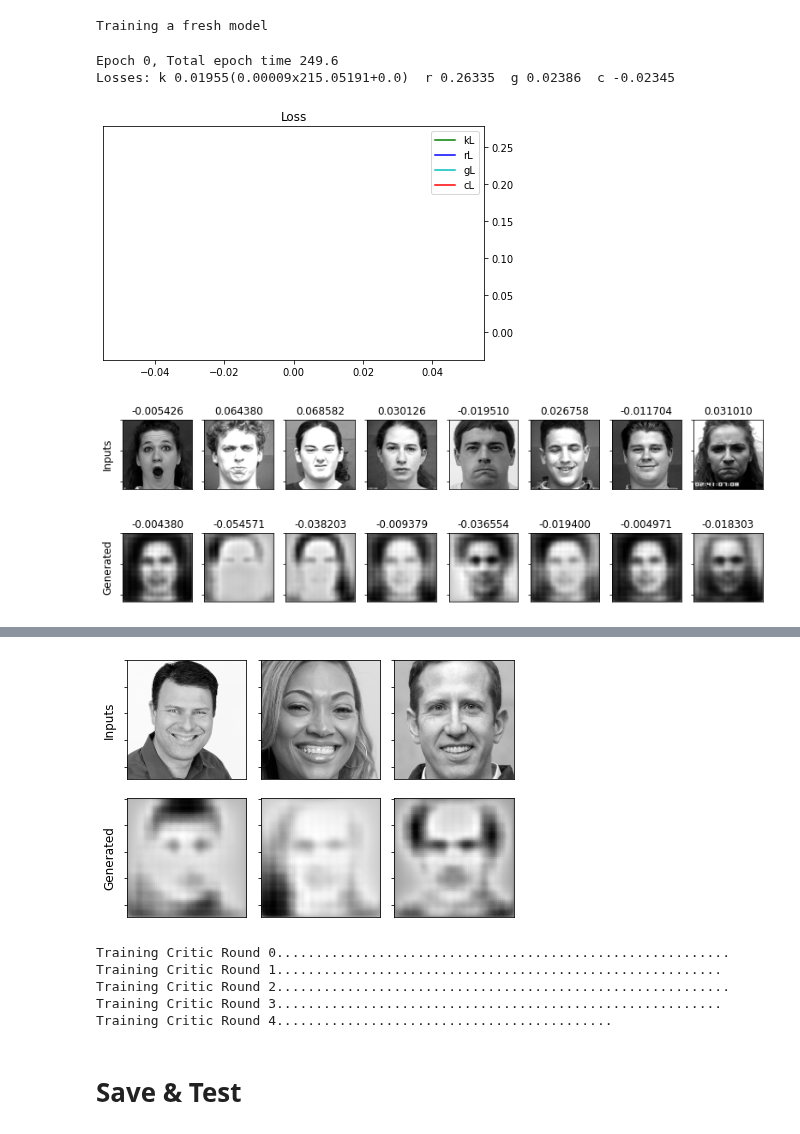
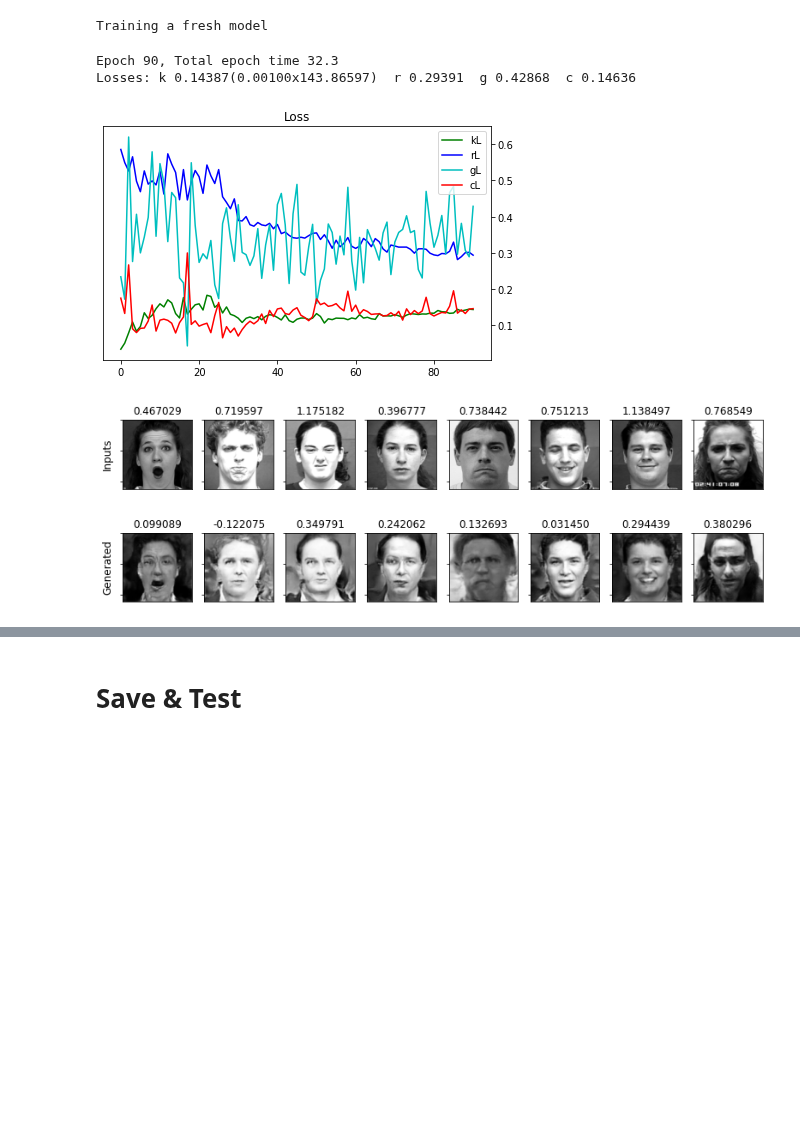
Before and after one commit to willtc111/StoicNet, a Jupyter notebook: Trainer.ipynb, the cells around one changed output, grey strips where cells are left out. Drawn from its saved outputs; the diff is of its cells as text; code cells hidden in the pictures; blank space fills up the shorter version.

```diff
--- a/Trainer.ipynb
+++ b/Trainer.ipynb
@@ -189,19 +188,19 @@ class Encoder(tf.keras.Model):
         self.encode = tf.keras.models.Sequential(layers=[
             tf.keras.layers.InputLayer(input_shape=(IMG_HEIGHT, IMG_WIDTH, 1)),
 
-            tf.keras.layers.Conv2D(filters=32, kernel_size=3, strides=(2,2), kernel_initializer=init),
+            tf.keras.layers.Conv2D(filters=32, kernel_size=3, strides=(2,2), use_bias=False, kernel_initializer=init),
             tf.keras.layers.BatchNormalization(),
             tf.keras.layers.ReLU(),
 
-            tf.keras.layers.Conv2D(filters=64, kernel_size=3, strides=(2,2), kernel_initializer=init),
+            tf.keras.layers.Conv2D(filters=64, kernel_size=3, strides=(2,2), use_bias=False, kernel_initializer=init),
             tf.keras.layers.BatchNormalization(),
             tf.keras.layers.ReLU(),
 
-            tf.keras.layers.Conv2D(filters=128, kernel_size=3, strides=(2,2), kernel_initializer=init),
+            tf.keras.layers.Conv2D(filters=128, kernel_size=3, strides=(2,2), use_bias=False, kernel_initializer=init),
             tf.keras.layers.BatchNormalization(),
             tf.keras.layers.ReLU(),
 
-            tf.keras.layers.Conv2D(filters=256, kernel_size=3, strides=(2,2), kernel_initializer=init),
+            tf.keras.layers.Conv2D(filters=256, kernel_size=3, strides=(2,2), use_bias=False, kernel_initializer=init),
             tf.keras.layers.BatchNormalization(),
             tf.keras.layers.ReLU(),
 
@@ -526,7 +509,7 @@ def display_feature_changes():
 # %%
 epochs = 150
 num_examples_to_generate = 16
-extra_critic_training_rounds = 5
+extra_critic_training_rounds = 0
 
 random_vector_for_generation = tf.random.normal(shape=[num_examples_to_generate, latent_dim])
 random_images_for_generation = [image_features['imageExpressive'] for image_features in parsed_CK_test.take(1)][0][0:num_examples_to_generate]
@@ -557,8 +540,14 @@ Wkl_ramp_start = -1   # Ramps up
 Wkl_ramp_end = 10
 
 # Wrl weighs reconstruction loss
-Wrl = tf.convert_to_tensor(3.0, dtype=tf.float32)
-max_Wrl = 3.0
+Wrl = tf.convert_to_tensor(5.0, dtype=tf.float32)
+max_Wrl = 5.0
+Wrl_ramp_start = 1   # Ramps up
+Wrl_ramp_end = 15
+
+# Wgl weighs gan loss for generator
+Wgl = tf.convert_to_tensor(1.0, dtype=tf.float32)
+max_Wrl = 1.0
 Wrl_ramp_start = 1   # Ramps up
 Wrl_ramp_end = 15
 
@@ -567,6 +556,10 @@ bestLoss = 999999.9
 start_time = time.time()
 for epoch in range(startEpoch, epochs):
     # Train
+    Wkl = min(max_Wkl, max_Wkl * (max(0, (epoch - Wkl_ramp_start)) / (Wkl_ramp_end - Wkl_ramp_start)))
+    Wkl = tf.convert_to_tensor(Wkl, dtype=tf.float32)
+
+    batchCounter = 0
     for training_round in range(0, extra_critic_training_rounds):
         print("\nTraining Critic Round {}".format(training_round), end="")
 
@@ -576,19 +569,14 @@ for epoch in range(startEpoch, epochs):
             compute_apply_gradients_critic_only(
                 encoder, decoder, critic,
                 image_raw, crtOptimizer,
-                Wkl, Wrl, C)
+                Wkl, Wrl, Wgl)
 
             batchCounter += 1
             if batchCounter % 10 == 0:
                 print(".", end="")
+
     print("\nTraining All", end="")
-
     batchCounter = 0
-    Wkl = min(max_Wkl, max_Wkl * (max(0, (epoch - Wkl_ramp_start)) / (Wkl_ramp_end - Wkl_ramp_start)))
-    Wkl = tf.convert_to_tensor(Wkl, dtype=tf.float32)
-    #C = min(max_C, max_C * (max(0, (epoch - C_ramp_start)) / (C_ramp_end-C_ramp_start)))
-    #C = tf.convert_to_tensor(C, dtype=tf.float32)
-
     for image_features in parsed_LFW_train:
         image_raw = image_features['image']
 
@@ -596,7 +584,7 @@ for epoch in range(startEpoch, epochs):
             encoder, decoder, critic,
             image_raw,
             encOptimizer, decOptimizer, crtOptimizer,
-            Wkl, Wrl, C)
+            Wkl, Wrl, Wgl)
 
         batchCounter += 1
         if batchCounter % 10 == 0:
@@ -624,39 +612,39 @@ for epoch in range(startEpoch, epochs):
         batchCounter += 1
         if batchCounter % 10 == 0:
             print(".", end="")
 
     kl_base = kloss.result().numpy()
-    kl = tf.add(tf.math.multiply(kloss.result(), Wkl), C).numpy()
+    kl = tf.math.multiply(kloss.result(), Wkl).numpy()
     rl = tf.math.multiply(rloss.result(), Wrl).numpy()
-    gl = gloss.result().numpy()
+    gl = tf.math.multiply(gloss.result(), Wgl).numpy()
     cl = closs.result().numpy()
     ls = ls + [(kl, rl, gl, cl)]
 
     end_time = time.time()
 
     # Output
     display.clear_output(wait=False)
     print('Epoch {0}, Total epoch time {1:.1f}'.format(epoch, end_time-start_time))
-    print('Losses: k {0:.5f}({1:.5f}x{2:.5f}+{3:.1f})  r {4:.5f}  g {5:.5f}  c {6:.5f}'.format(
-            kl, Wkl, kl_base, C, rl, gl, cl))
+    print('Losses: k {0:.5f}({1:.5f}x{2:.5f})  r {3:.5f}  g {4:.5f}  c {5:.5f}'.format(
+            kl, Wkl, kl_base, rl, gl, cl))
     plot_ALL_loss(ls)
     display_imgs_ratings(random_images_for_generation)
     #save_images(epoch, random_vector_for_generation)
-    display_novel_images()
+    #display_novel_images()
 
 
     # Save the model from time to time or if you get a new record (after sufficient training)
     if epoch > 20 and kl + rl + gl < bestLoss:
         bestLoss = kl + rl + gl
         save_StoicNet("TEMP_BEST_MODEL")
         print("*Saved new best*")
     elif (epoch + 1) % 5 == 0:
         save_StoicNet("TEMP_SAVE")
 
     tf.keras.backend.clear_session()
     start_time = time.time()
 # %% [output]
-Epoch 0, Total epoch time 249.6
-Losses: k 0.01955(0.00009x215.05191+0.0)  r 0.26335  g 0.02386  c -0.02345
+Epoch 90, Total epoch time 32.3
+Losses: k 0.14387(0.00100x143.86597)  r 0.29391  g 0.42868  c 0.14636
-[figure, old version]
+[figure, new version]
-[figure, old version]
+[figure, new version]
@@ -665,9 +652,3 @@ WARNING:tensorflow:5 out of the last 5 calls to <function Decoder.__call__ at 0x
-[figure, removed]
-Training Critic Round 0..........................................................
-Training Critic Round 1.........................................................
-Training Critic Round 2..........................................................
-Training Critic Round 3.........................................................
-Training Critic Round 4...........................................
 # %% [markdown]
 # Save & Test
 # %%
```
Also changed, not shown: parts of 3 cells of this notebook.
